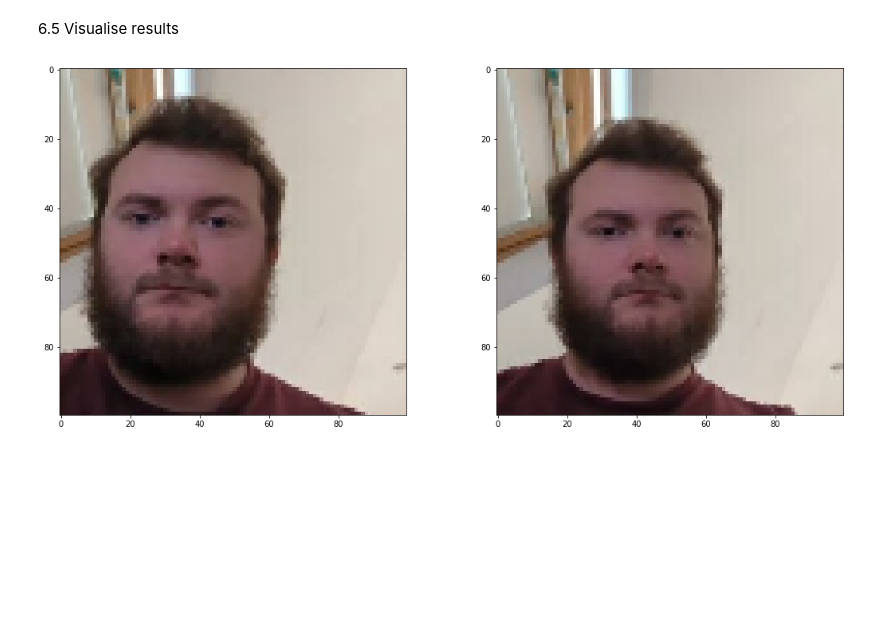
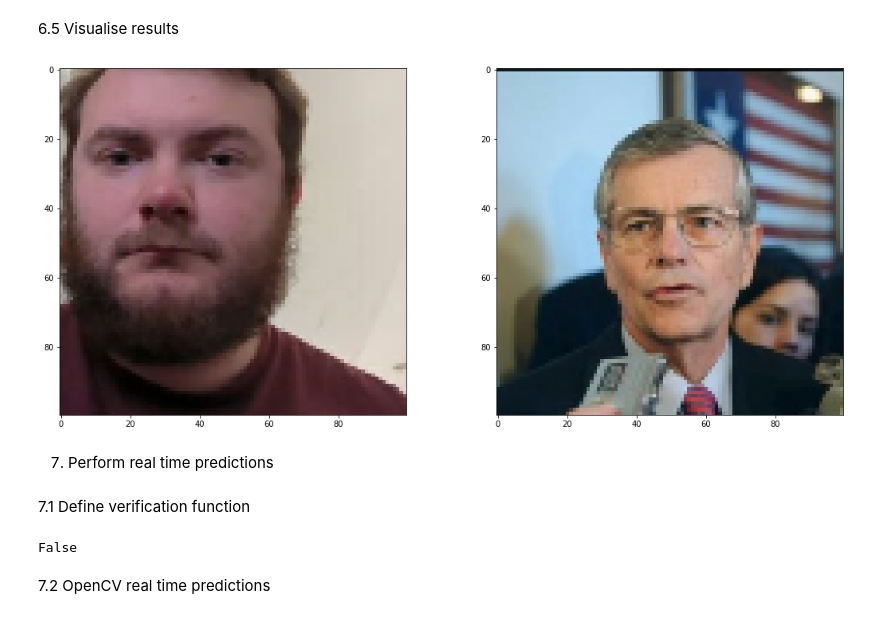
Before and after one commit to maxoblein/facialRecogApp, a Jupyter notebook: Facial_recognition_new.ipynb, the cells around one changed output. Drawn from its saved outputs; the diff is of its cells as text; code cells hidden in the pictures; blank space fills up the shorter version.

Commit message:
Setup realtime face recognition with OpenCV

```diff
--- a/Facial_recognition_new.ipynb
+++ b/Facial_recognition_new.ipynb
@@ -412,11 +376,20 @@ m.result().numpy()
 # %% [markdown]
 6.5 Visualise results
 # %%
+#set plot size
 plt.figure(figsize=(18,8))
-plt.subplot(1,2,1)
-plt.imshow(test_input[1])
+
+#set first subplot
+plt.subplot(1,2,1) #no.rows,no.cols,index
+plt.imshow(test_input[2])
+
+#set second subplot
 plt.subplot(1,2,2)
-plt.imshow(test_val[1])
+plt.imshow(test_val[2])
 plt.show()
 # %% [output]
-[figure, old version]
+[figure, new version]
+# %% [markdown]
+7. Perform real time predictions
+# %% [markdown]
+7.1 Define verification function
@@ -422,0 +421,7 @@ plt.show()
+# %%
+results, verified = verify(trainedModel,0.9,0.7)
+verified
+# %% [output]
+False
+# %% [markdown]
+7.2 OpenCV real time predictions
```
Also changed, not shown: parts of 8 cells of this notebook, 1 other file.
